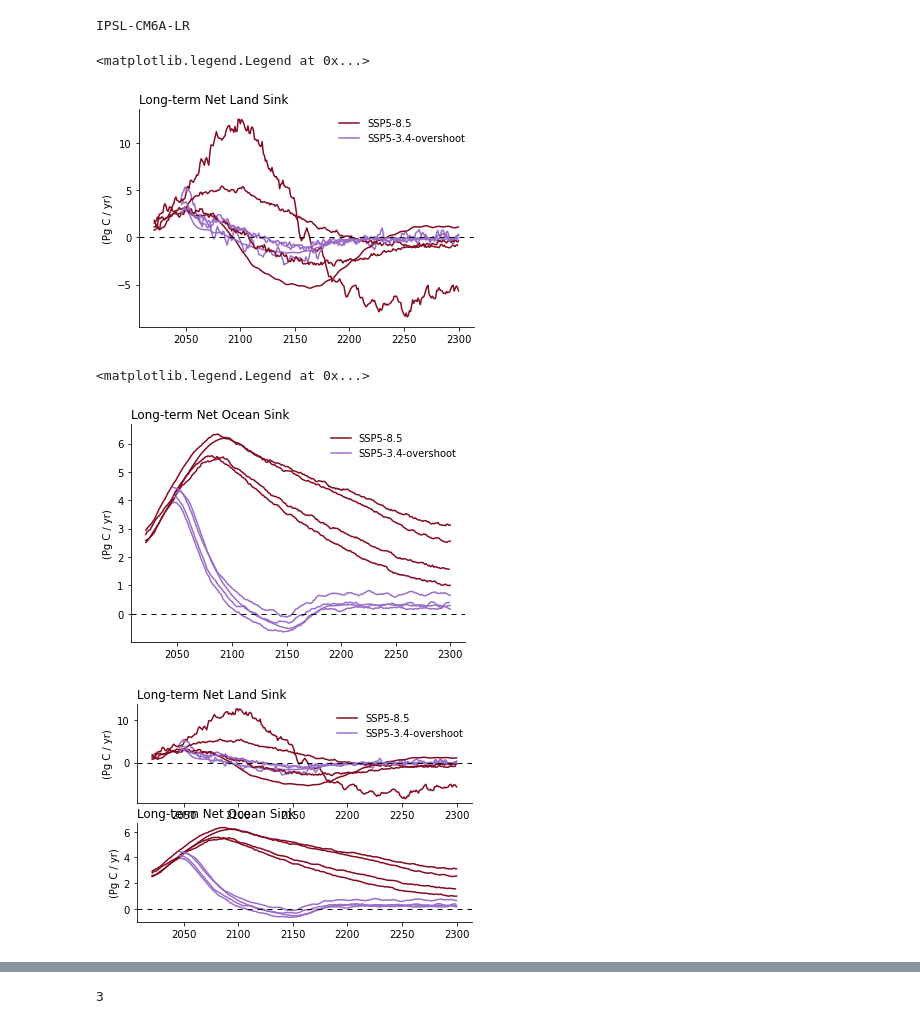
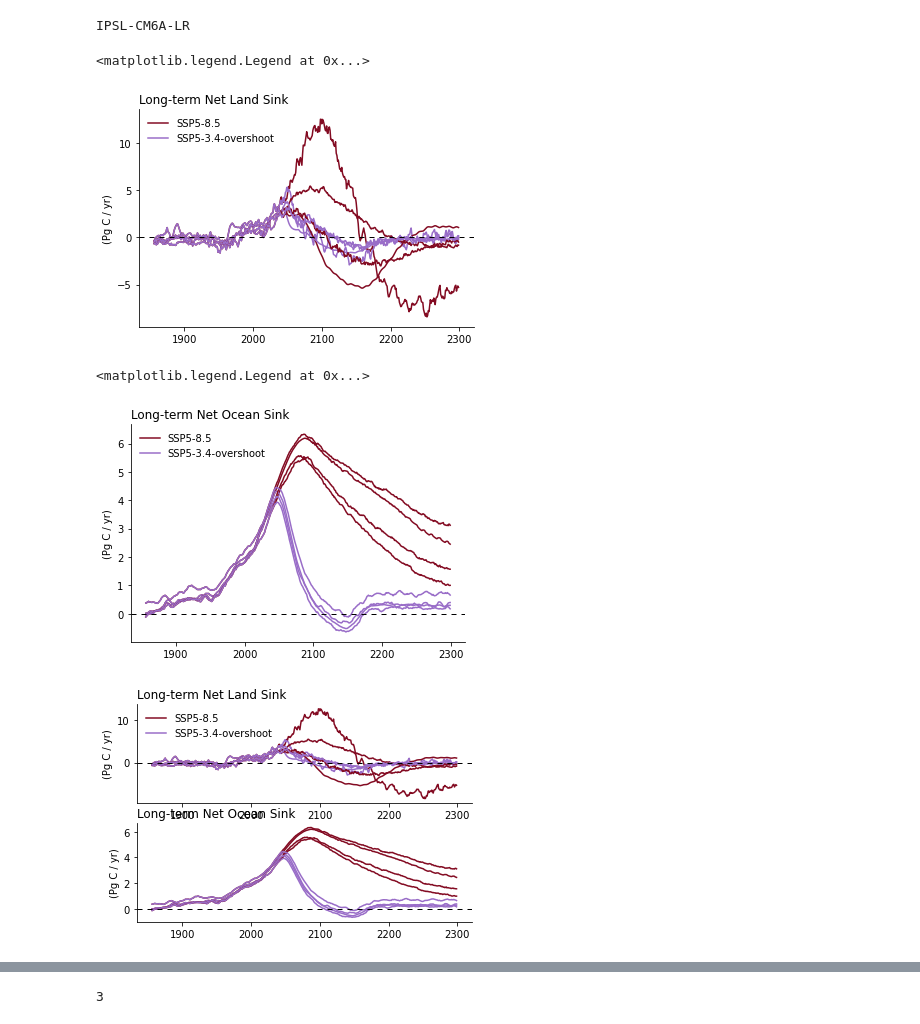
Before and after one commit to ckoven/longterm_carboncycle_three_ssps, a Jupyter notebook: longterm_carboncycle.ipynb, the cells around one changed output, grey strips where cells are left out. Cells and saved outputs as stored; diff of their text form; code cells hidden in the pictures.

Commit message:
added historical simulations and fixed time indexing issues

```diff
--- a/longterm_carboncycle.ipynb
+++ b/longterm_carboncycle.ipynb
@@ -316,6 +359,35 @@ CanESM5
 UVic
 CESM2-WACCM
 IPSL-CM6A-LR
+# %%
+### now put the historical timeseries in front of the SSPs
+tas_trajectories_2exp = xr.DataArray(np.ma.masked_all([nmodels,n_future_scens,nyears_total]), dims=["models", "scenarios", "time"])
+nbp_trajectories_2exp = xr.DataArray(np.ma.masked_all([nmodels,n_future_scens,nyears_total]), dims=["models", "scenarios", "time"])
+fgco2_trajectories_2exp = xr.DataArray(np.ma.masked_all([nmodels,n_future_scens,nyears_total]), dims=["models", "scenarios", "time"])
+
+tas_trajectories_2exp[:,0,:] = tas_trajectories[:,0,:]
+tas_trajectories_2exp[:,1,:] = tas_trajectories[:,0,:]
+tas_trajectories_2exp[:,0,startyear_exps[1]-startyear_exps[0]:] = tas_trajectories[:,1,startyear_exps[1]-startyear_exps[0]:]
+tas_trajectories_2exp[:,1,startyear_exps[1]-startyear_exps[0]:] = tas_trajectories[:,1,startyear_exps[1]-startyear_exps[0]:]
+tas_trajectories_2exp[:,1,startyear_exps[2]-startyear_exps[0]:] = tas_trajectories[:,2,startyear_exps[2]-startyear_exps[0]:]
+
+nbp_trajectories_2exp[:,0,:] = nbp_trajectories[:,0,:]
+nbp_trajectories_2exp[:,1,:] = nbp_trajectories[:,0,:]
+nbp_trajectories_2exp[:,0,startyear_exps[1]-startyear_exps[0]:] = nbp_trajectories[:,1,startyear_exps[1]-startyear_exps[0]:]
+nbp_trajectories_2exp[:,1,startyear_exps[1]-startyear_exps[0]:] = nbp_trajectories[:,1,startyear_exps[1]-startyear_exps[0]:]
+nbp_trajectories_2exp[:,1,startyear_exps[2]-startyear_exps[0]:] = nbp_trajectories[:,2,startyear_exps[2]-startyear_exps[0]:]
+
+fgco2_trajectories_2exp[:,0,:] = fgco2_trajectories[:,0,:]
+fgco2_trajectories_2exp[:,1,:] = fgco2_trajectories[:,0,:]
+fgco2_trajectories_2exp[:,0,startyear_exps[1]-startyear_exps[0]:] = fgco2_trajectories[:,1,startyear_exps[1]-startyear_exps[0]:]
+fgco2_trajectories_2exp[:,1,startyear_exps[1]-startyear_exps[0]:] = fgco2_trajectories[:,1,startyear_exps[1]-startyear_exps[0]:]
+fgco2_trajectories_2exp[:,1,startyear_exps[2]-startyear_exps[0]:] = fgco2_trajectories[:,2,startyear_exps[2]-startyear_exps[0]:]
+
+### and smooth them all
+nyear_smooth = 7
+fgco2_trajectories_2exp = fgco2_trajectories_2exp.rolling(time=nyear_smooth).mean()
+nbp_trajectories_2exp = nbp_trajectories_2exp.rolling(time=nyear_smooth).mean()
+tas_trajectories_2exp = tas_trajectories_2exp.rolling(time=nyear_smooth).mean()
 # %%
 ssp534os_color = [154./256., 109./256., 201./256.]
 ssp585_color = [132./256., 11./256., 34./256.]
@@ -323,8 +395,8 @@ ssp585_color = [132./256., 11./256., 34./256.]
 ax = plt.subplot(111)
 
 for model_i in range(nmodels):
-    ax.plot(years, nbp_trajectories[model_i,0,:], color=ssp585_color)
-    ax.plot(years, nbp_trajectories[model_i,1,:], color=ssp534os_color)
+    ax.plot(years, nbp_trajectories_2exp[model_i,0,:], color=ssp585_color)
+    ax.plot(years, nbp_trajectories_2exp[model_i,1,:], color=ssp534os_color)
 
 ax.axhline(y=0, dashes=[5,5], color='black', linewidth=1.)
 plt.ylabel('(Pg C / yr)')
@@ -335,13 +407,13 @@ ax.spines['top'].set_visible(False)
 plt.legend(['SSP5-8.5', 'SSP5-3.4-overshoot'], frameon=False)
 # %% [output]
 <matplotlib.legend.Legend at 0x...>
-[figure, old version]
+[figure, new version]
 # %%
 ax = plt.subplot(111)
 
 for model_i in range(nmodels):
-    ax.plot(years, fgco2_trajectories[model_i,0,:], color=ssp585_color)
-    ax.plot(years, fgco2_trajectories[model_i,1,:], color=ssp534os_color)
+    ax.plot(years, fgco2_trajectories_2exp[model_i,0,:], color=ssp585_color)
+    ax.plot(years, fgco2_trajectories_2exp[model_i,1,:], color=ssp534os_color)
 
 ax.axhline(y=0, dashes=[5,5], color='black', linewidth=1.)
 plt.ylabel('(Pg C / yr)')
@@ -352,37 +424,37 @@ ax.spines['top'].set_visible(False)
 plt.legend(['SSP5-8.5', 'SSP5-3.4-overshoot'], frameon=False)
 # %% [output]
 <matplotlib.legend.Legend at 0x...>
-[figure, old version]
+[figure, new version]
 # %%
 ax = plt.subplot(211)
 
 for model_i in range(nmodels):
-    ax.plot(years, nbp_trajectories[model_i,0,:], color=ssp585_color)
-    ax.plot(years, nbp_trajectories[model_i,1,:], color=ssp534os_color)
+    ax.plot(years, nbp_trajectories_2exp[model_i,0,:], color=ssp585_color)
+    ax.plot(years, nbp_trajectories_2exp[model_i,1,:], color=ssp534os_color)
 
 ax.axhline(y=0, dashes=[5,5], color='black', linewidth=1.)
 plt.ylabel('(Pg C / yr)')
 plt.title('Long-term Net Land Sink',loc='left')
 
 ax.spines['right'].set_visible(False)
 ax.spines['top'].set_visible(False)
 plt.legend(['SSP5-8.5', 'SSP5-3.4-overshoot'], frameon=False)
 
 ax = plt.subplot(212)
 
 for model_i in range(nmodels):
-    ax.plot(years, fgco2_trajectories[model_i,0,:], color=ssp585_color)
-    ax.plot(years, fgco2_trajectories[model_i,1,:], color=ssp534os_color)
+    ax.plot(years, fgco2_trajectories_2exp[model_i,0,:], color=ssp585_color)
+    ax.plot(years, fgco2_trajectories_2exp[model_i,1,:], color=ssp534os_color)
 
 ax.axhline(y=0, dashes=[5,5], color='black', linewidth=1.)
 plt.ylabel('(Pg C / yr)')
 plt.title('Long-term Net Ocean Sink',loc='left')
 
 ax.spines['right'].set_visible(False)
 ax.spines['top'].set_visible(False)
 #plt.legend(['SSP5-8.5', 'SSP5-3.4-overshoot'], frameon=False)
 # %% [output]
-[figure, old version]
+[figure, new version]
 # %%
 ax = plt.subplot(111)
 
```
Also changed, not shown: parts of 14 cells of this notebook.
